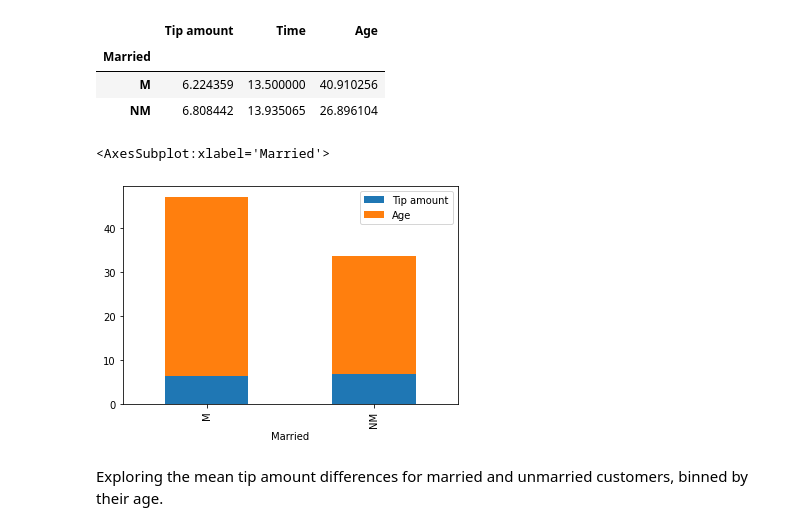
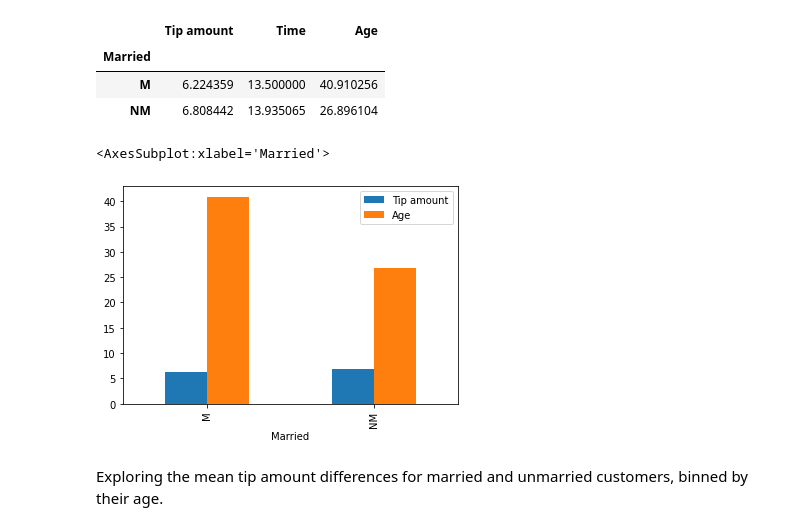
Before and after one commit to AndreasPB/aa-mandatory1, a Jupyter notebook: src/haircut_plots.ipynb, the cells around one changed output. Cells and saved outputs as stored; diff of their text form; code cells hidden in the pictures.

Commit message:
Clean up graphs

```diff
--- a/src/haircut_plots.ipynb
+++ b/src/haircut_plots.ipynb
@@ -24,10 +25,10 @@ df.groupby("Married").mean()
 | NM | 6.808442 | 13.935065 | 26.896104 |
 # %%
 df_no_time = df.drop(columns=["Time"])
-df_no_time.groupby("Married").mean().plot.bar(stacked=True)
+df_no_time.groupby("Married").mean().plot.bar()
 # %% [output]
 <AxesSubplot:xlabel='Married'>
-[figure, old version]
+[figure, new version]
 # %% [markdown]
 Exploring the mean tip amount differences for married and unmarried customers, binned by their age.
 # %%
```
Also changed, not shown: parts of 3 cells of this notebook, 1 other file.
